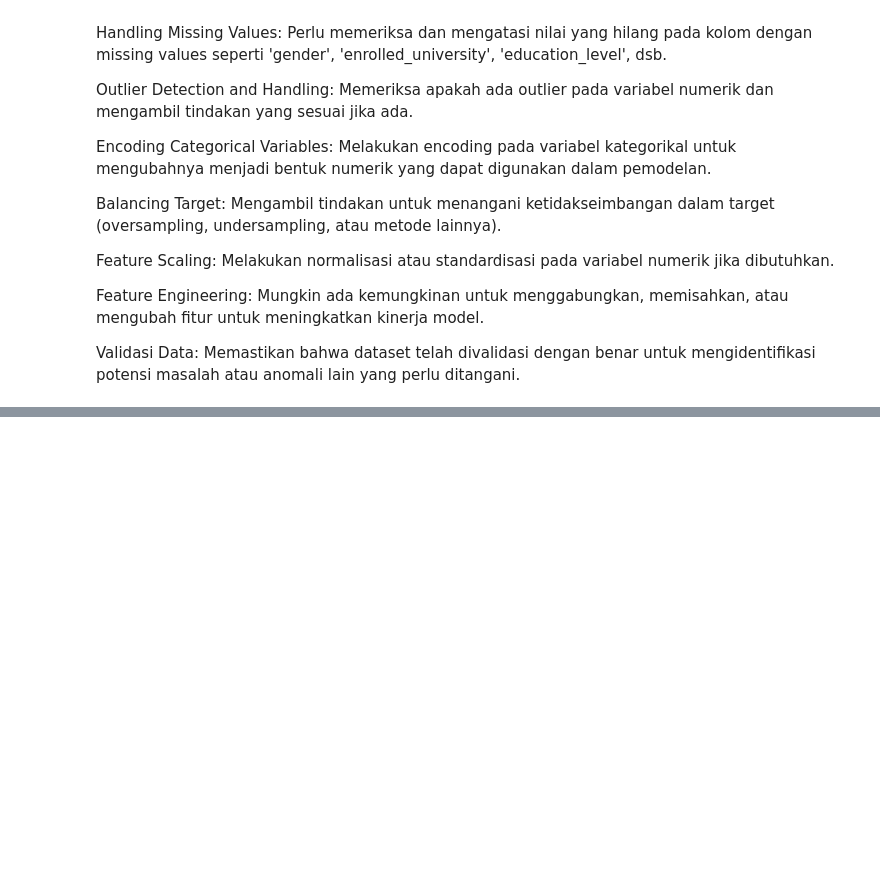
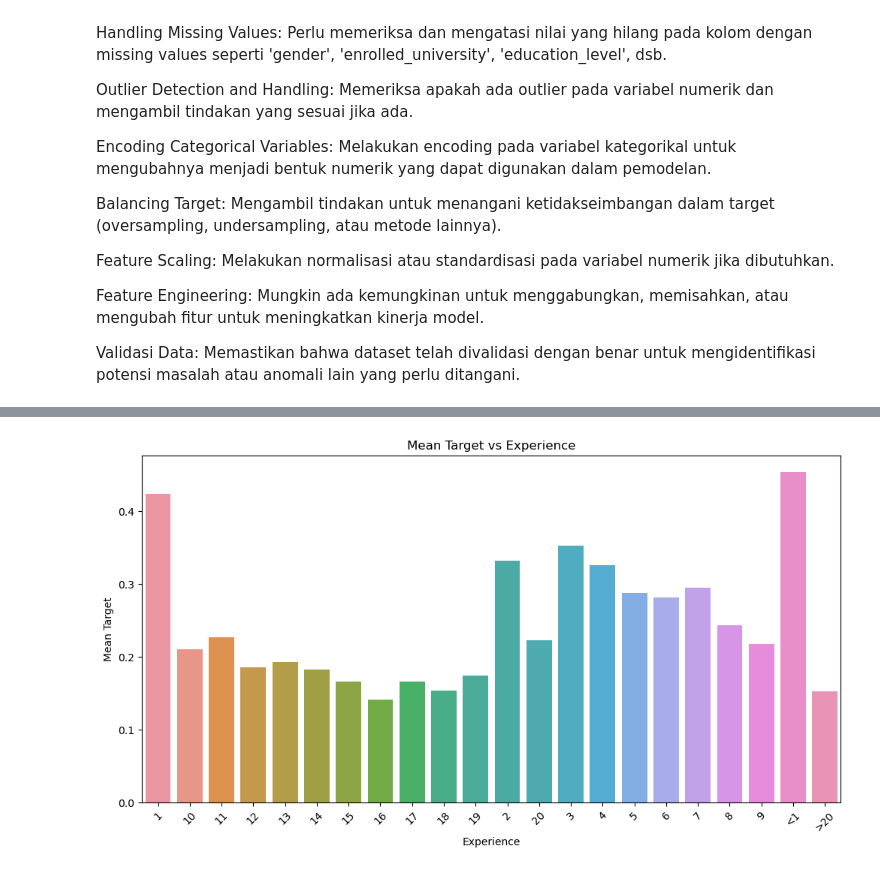
Before and after one commit to fachri34/Final-Project-Data-Science, a Jupyter notebook: HR Analytics.ipynb, the cells around one changed output, grey strips where cells are left out. Drawn from its saved outputs; the diff is of its cells as text; code cells hidden in the pictures; blank space fills up the shorter version.

```diff
--- a/HR Analytics.ipynb
+++ b/HR Analytics.ipynb
@@ -416,0 +444,14 @@ Validasi Data: Memastikan bahwa dataset telah divalidasi dengan benar untuk meng
+# %%
+# Group data by experience and calculate mean target
+experience_target_mean = df.groupby('experience')['target'].mean().reset_index()
+
+# Plot
+plt.figure(figsize=(12, 6))
+sns.barplot(x='experience', y='target', data=experience_target_mean)
+plt.xlabel('Experience')
+plt.ylabel('Mean Target')
+plt.title('Mean Target vs Experience')
+plt.xticks(rotation=45)
+plt.show()
+# %% [output]
+[figure, added]
```
Also changed, not shown: parts of 12 cells of this notebook, 1 other file.
